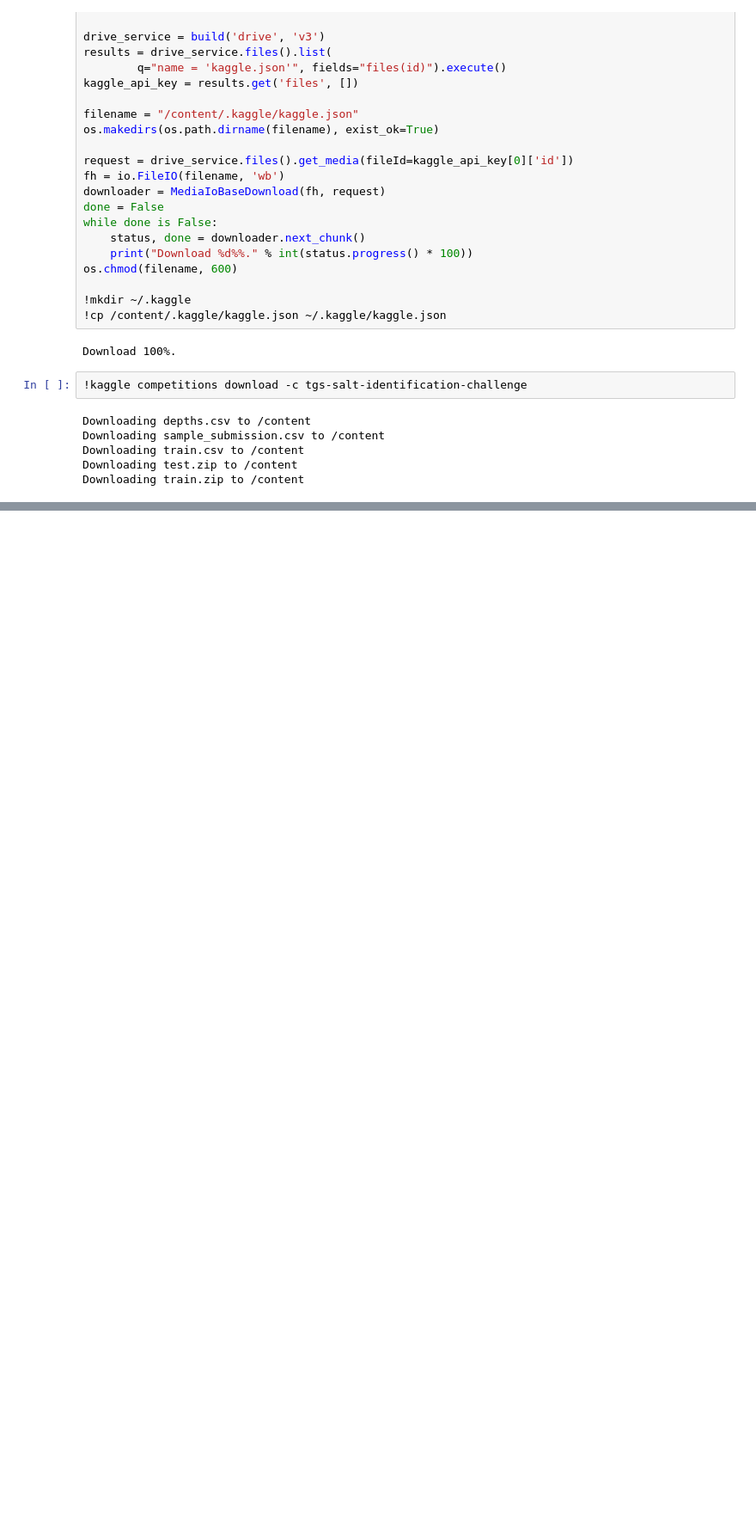
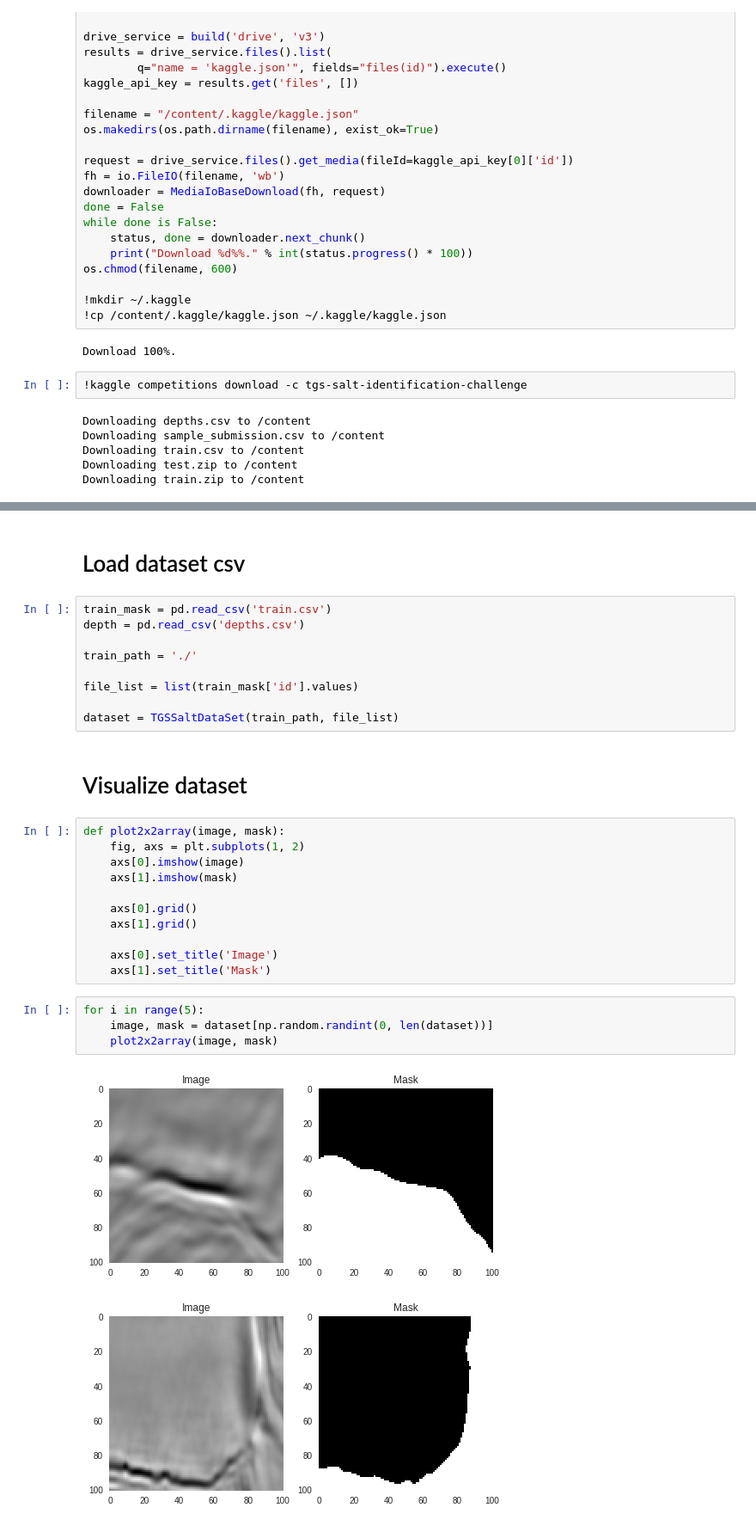
Before and after one commit to JacksonIsaac/colab_notebooks, a Jupyter notebook: kaggle_tgs_salt_identification.ipynb, the cells around one changed output, grey strips where cells are left out. Shown: that part at 86% size. Saved outputs shown, nothing was run; the diff lists cells and outputs as text; blank space fills up the shorter version.

Commit message:
Add visualization for input data

```diff
--- a/kaggle_tgs_salt_identification.ipynb
+++ b/kaggle_tgs_salt_identification.ipynb
@@ -47,0 +103,31 @@ Downloading train.zip to /content
+# %% [markdown]
+# Load dataset csv
+# %%
+train_mask = pd.read_csv('train.csv')
+depth = pd.read_csv('depths.csv')
+
+train_path = './'
+
+file_list = list(train_mask['id'].values)
+
+dataset = TGSSaltDataSet(train_path, file_list)
+# %% [markdown]
+# Visualize dataset
+# %%
+def plot2x2array(image, mask):
+    fig, axs = plt.subplots(1, 2)
+    axs[0].imshow(image)
+    axs[1].imshow(mask)
+
+    axs[0].grid()
+    axs[1].grid()
+
+    axs[0].set_title('Image')
+    axs[1].set_title('Mask')
+# %%
+for i in range(5):
+    image, mask = dataset[np.random.randint(0, len(dataset))]
+    plot2x2array(image, mask)
+# %% [output]
+[figure, added]
+[figure, added]
```
Also changed, not shown: parts of 11 cells of this notebook.
